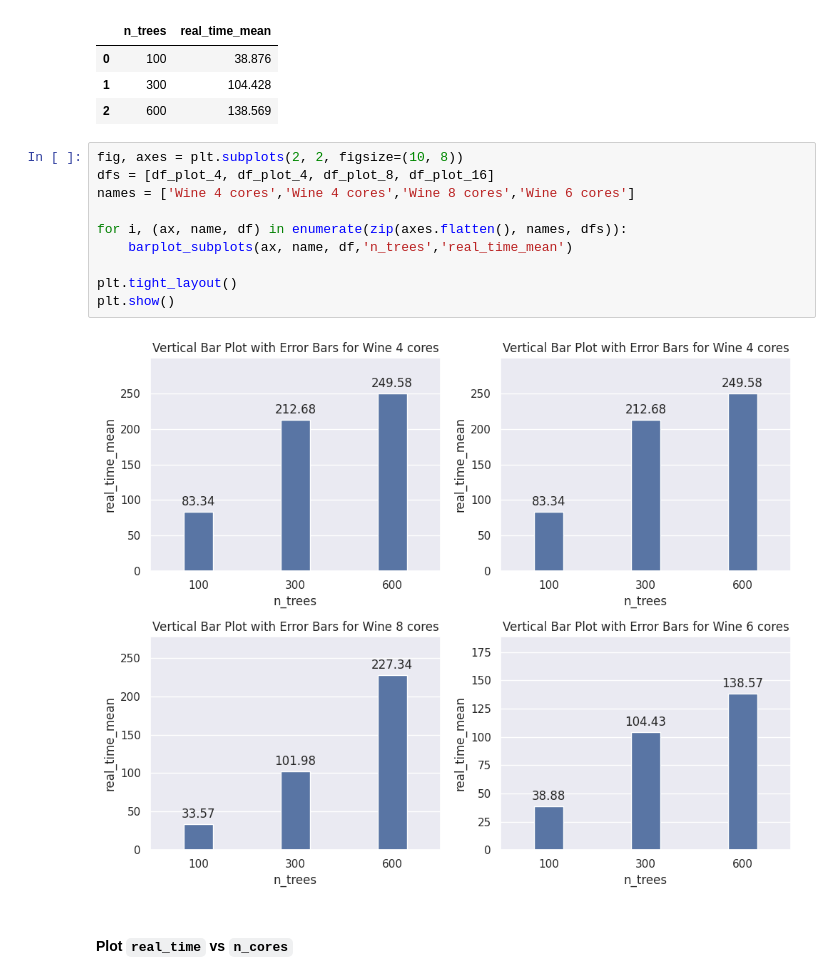
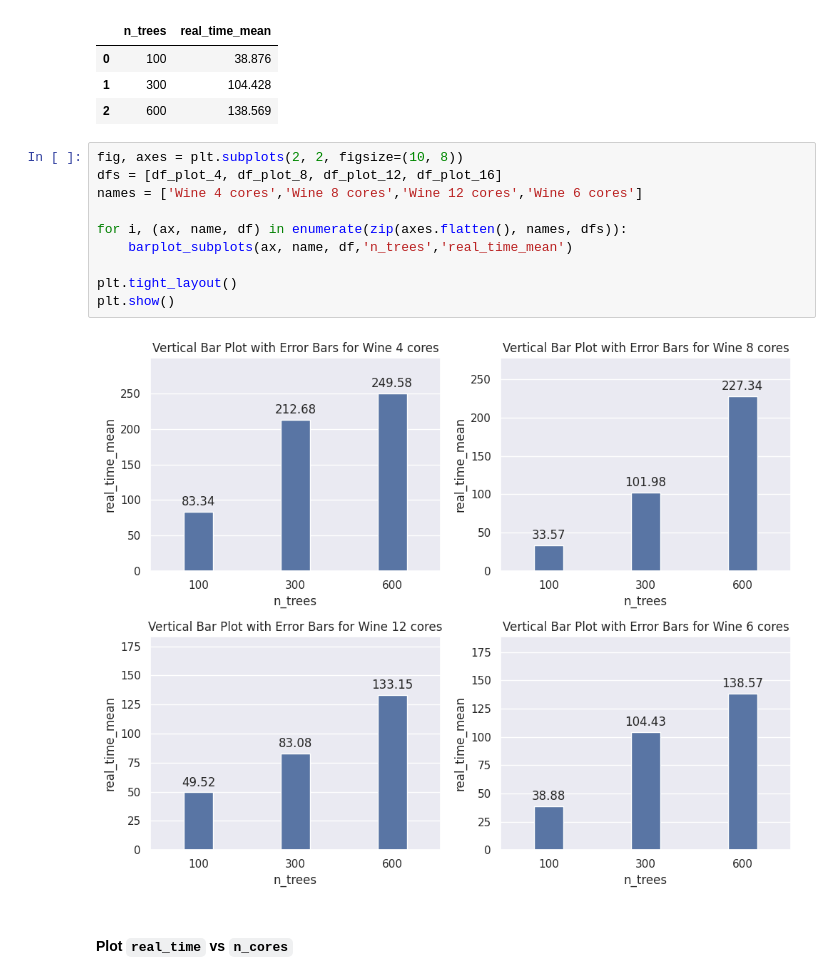
Before and after one commit to francesco-borsatti-unipd/ExIFFI, a Jupyter notebook: notebooks/Test_Parallel.ipynb, the cells around one changed output. Cells and saved outputs as stored; diff of their text form.

Commit message:
Add plots for Wine

```diff
--- a/notebooks/Test_Parallel.ipynb
+++ b/notebooks/Test_Parallel.ipynb
@@ -871,16 +878,16 @@ df_plot_16
 | 2 | 600 | 138.569 |
 # %%
 fig, axes = plt.subplots(2, 2, figsize=(10, 8))
-dfs = [df_plot_4, df_plot_4, df_plot_8, df_plot_16]
-names = ['Wine 4 cores','Wine 4 cores','Wine 8 cores','Wine 6 cores']
+dfs = [df_plot_4, df_plot_8, df_plot_12, df_plot_16]
+names = ['Wine 4 cores','Wine 8 cores','Wine 12 cores','Wine 6 cores']
 
 for i, (ax, name, df) in enumerate(zip(axes.flatten(), names, dfs)):
     barplot_subplots(ax, name, df,'n_trees','real_time_mean')
 
 plt.tight_layout()
 plt.show()
 # %% [output]
-[figure, old version]
+[figure, new version]
 # %% [markdown]
 #### Plot `real_time` vs `n_cores`
 # %% [markdown]
```
Also changed, not shown: parts of 11 cells of this notebook.
